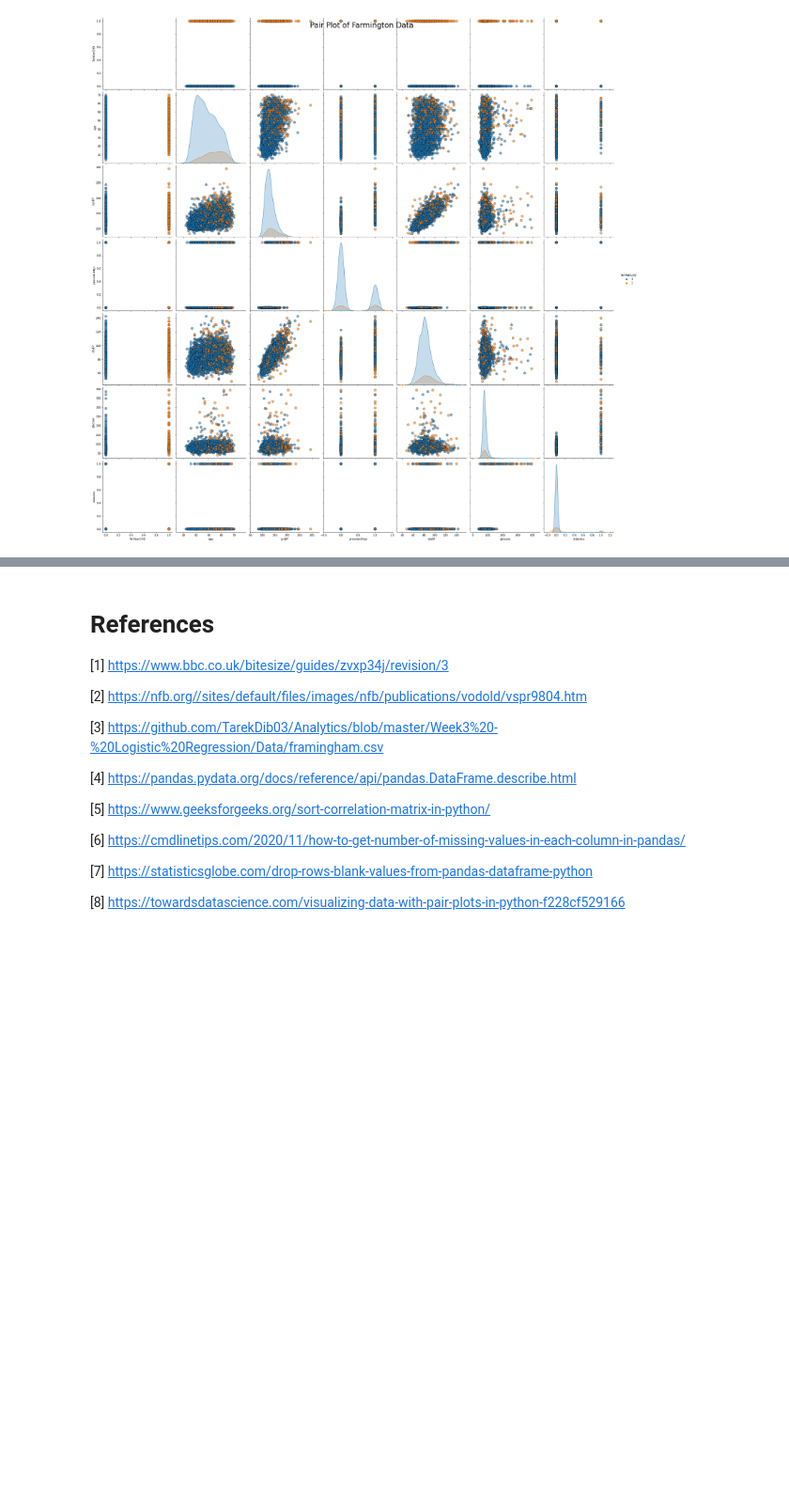
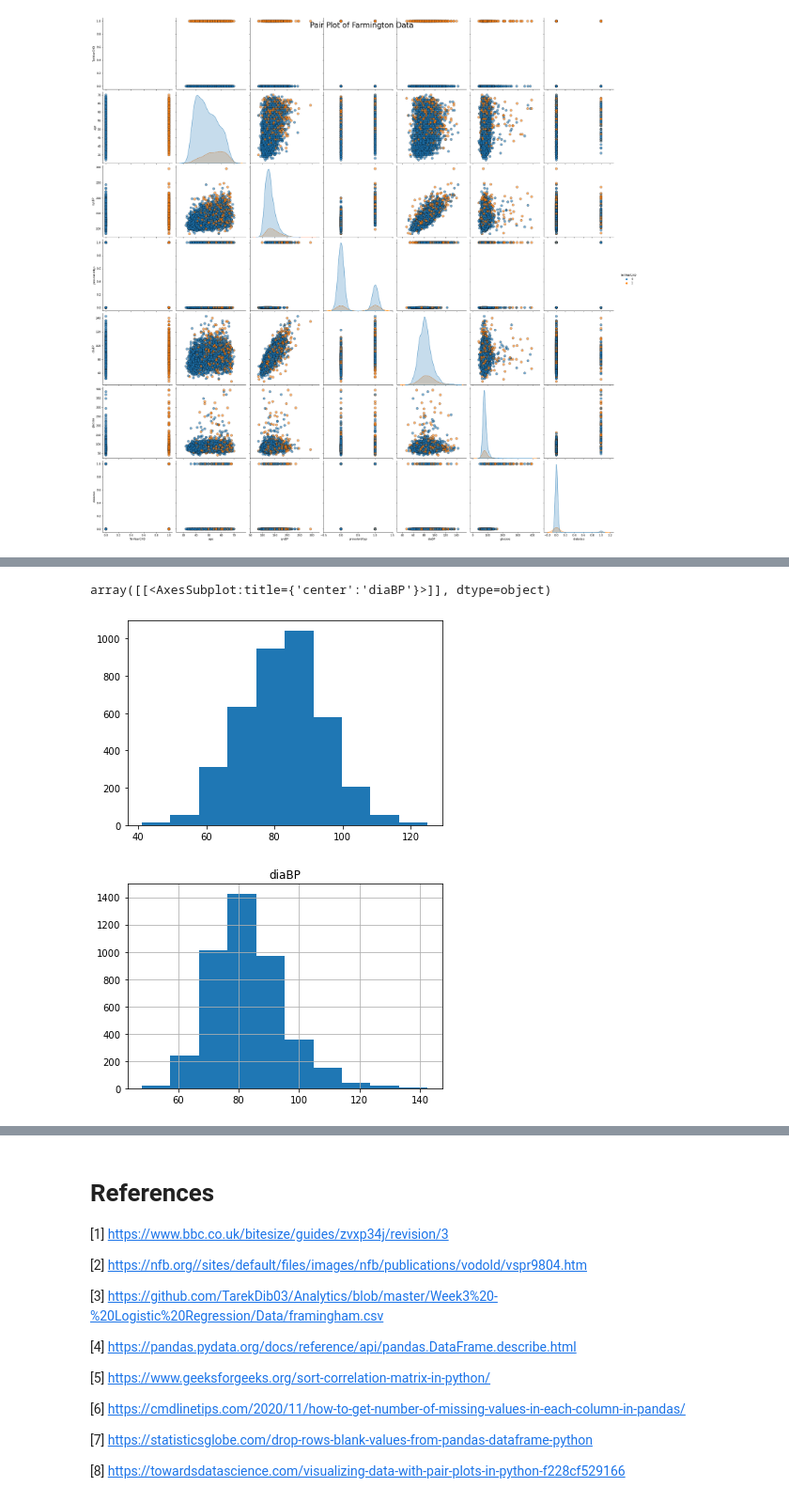
Before and after one commit to DPR-droid/2021_11_Programming-for-Data-Analysis-Project-2021, a Jupyter notebook: Programming-for-Data-Analysis-Project-2021-V2.ipynb, the cells around one changed output, grey strips where cells are left out. Shown at 94% size. Saved outputs shown, nothing was run; the diff lists cells and outputs as text; code cells hidden in the pictures; blank space fills up the shorter version.

```diff
--- a/Programming-for-Data-Analysis-Project-2021-V2.ipynb
+++ b/Programming-for-Data-Analysis-Project-2021-V2.ipynb
@@ -213,0 +258,15 @@ plt.suptitle('Pair Plot of Farmington Data', size = 28);
+# %%
+# Plot a histogram of diaBP
+
+mu, sigma = 82.933541, 11.968874 # mean and standard deviation
+
+s = np.random.normal(mu, sigma, 3852)
+
+plt.hist(s.astype(int))
+
+# Plot a histogram of diaBP
+df.hist(column='diaBP')
+# %% [output]
+array([[<AxesSubplot:title={'center':'diaBP'}>]], dtype=object)
+[figure, added]
+[figure, added]
```
Also changed, not shown: parts of 9 cells of this notebook.
